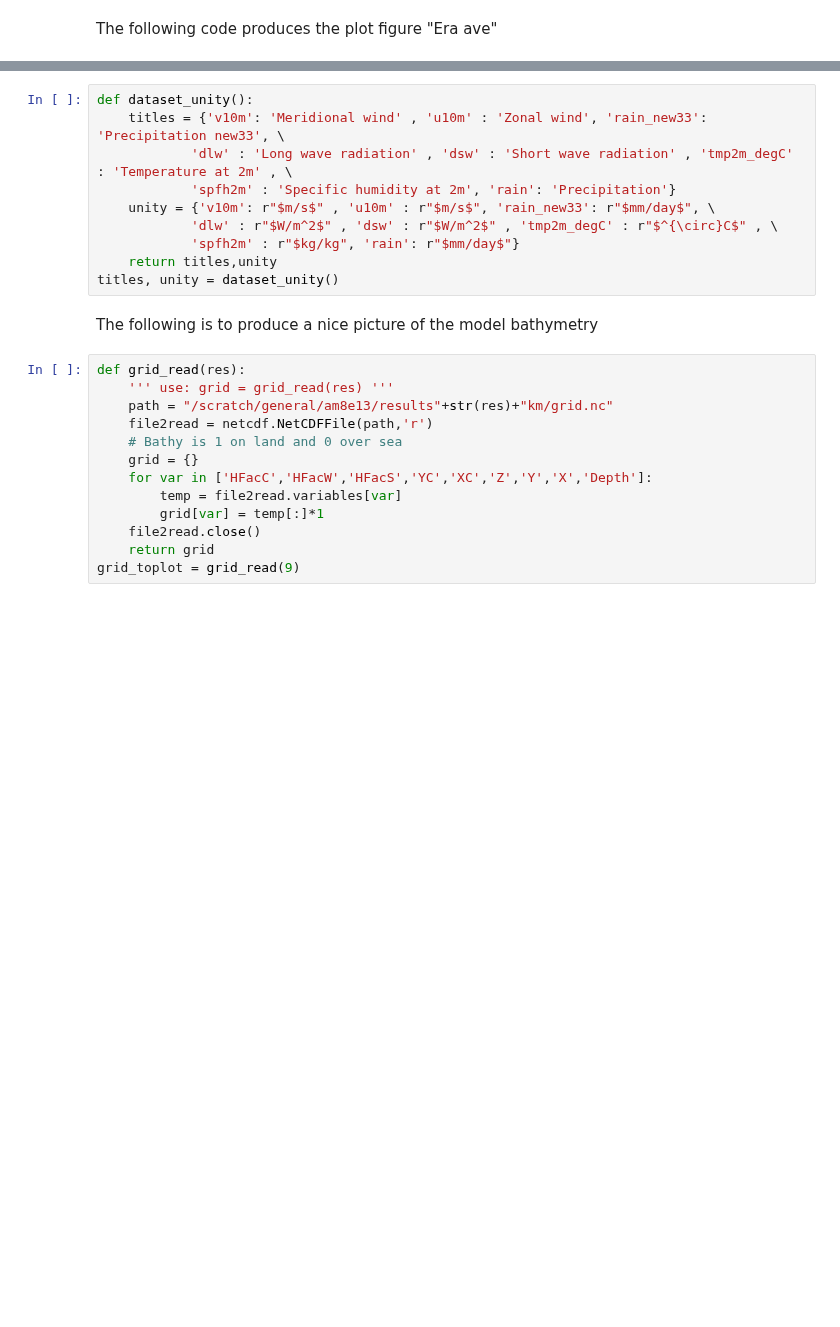
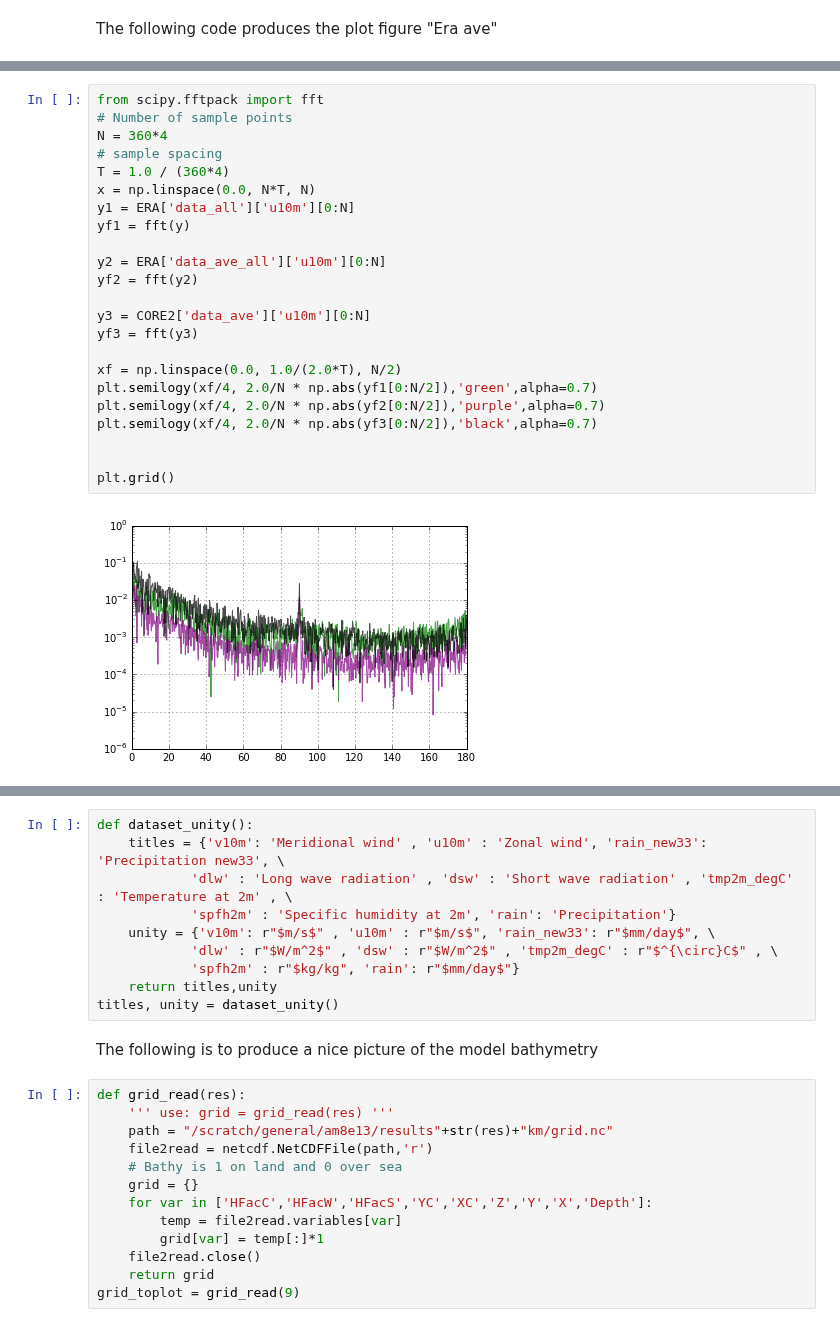
Before and after one commit to AlessandroMozzato/notebooks, a Jupyter notebook: Forcing_datasets.ipynb, the cells around one changed output, grey strips where cells are left out. Cells and saved outputs as stored; diff of their text form; blank space fills up the shorter version.

```diff
--- a/Forcing_datasets.ipynb
+++ b/Forcing_datasets.ipynb
@@ -209,0 +227,25 @@ fig.subplots_adjust(right=2.4,top=2.4)
+# %%
+from scipy.fftpack import fft
+# Number of sample points
+N = 360*4
+# sample spacing
+T = 1.0 / (360*4)
+x = np.linspace(0.0, N*T, N)
+y1 = ERA['data_all']['u10m'][0:N]
+yf1 = fft(y)
+
+y2 = ERA['data_ave_all']['u10m'][0:N]
+yf2 = fft(y2)
+
+y3 = CORE2['data_ave']['u10m'][0:N]
+yf3 = fft(y3)
+
+xf = np.linspace(0.0, 1.0/(2.0*T), N/2)
+plt.semilogy(xf/4, 2.0/N * np.abs(yf1[0:N/2]),'green',alpha=0.7)
+plt.semilogy(xf/4, 2.0/N * np.abs(yf2[0:N/2]),'purple',alpha=0.7)
+plt.semilogy(xf/4, 2.0/N * np.abs(yf3[0:N/2]),'black',alpha=0.7)
+
+
+plt.grid()
+# %% [output]
+[figure, added]
```
Also changed, not shown: parts of 16 cells of this notebook.
